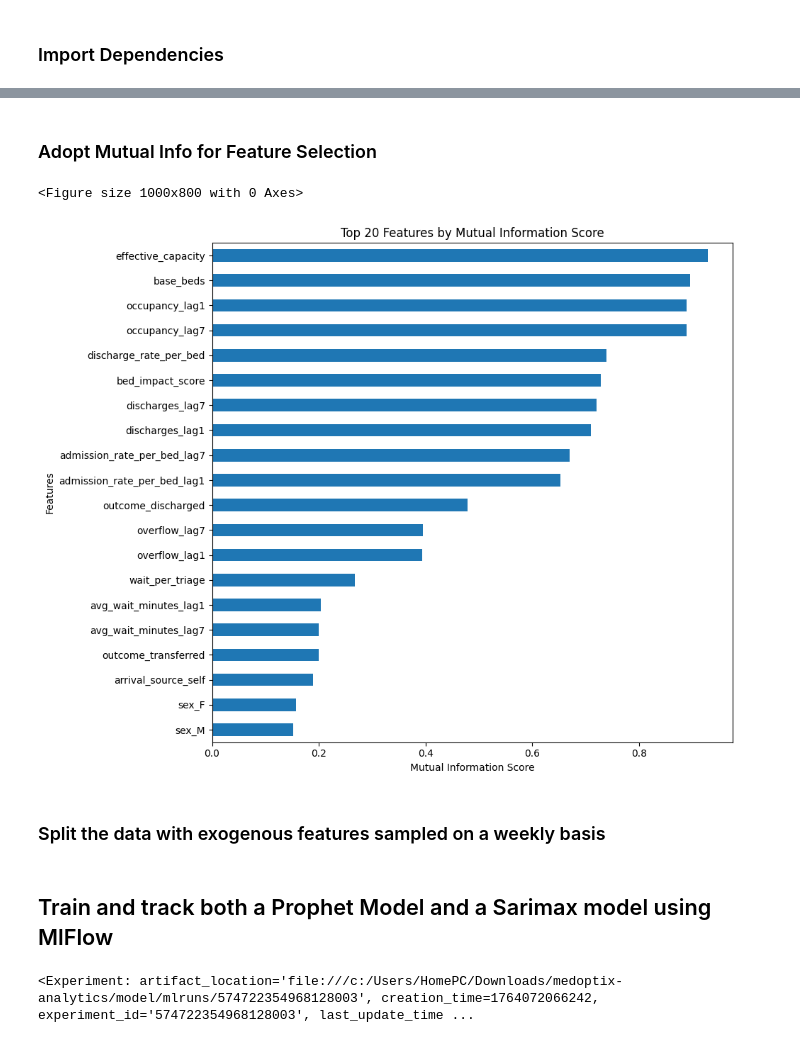
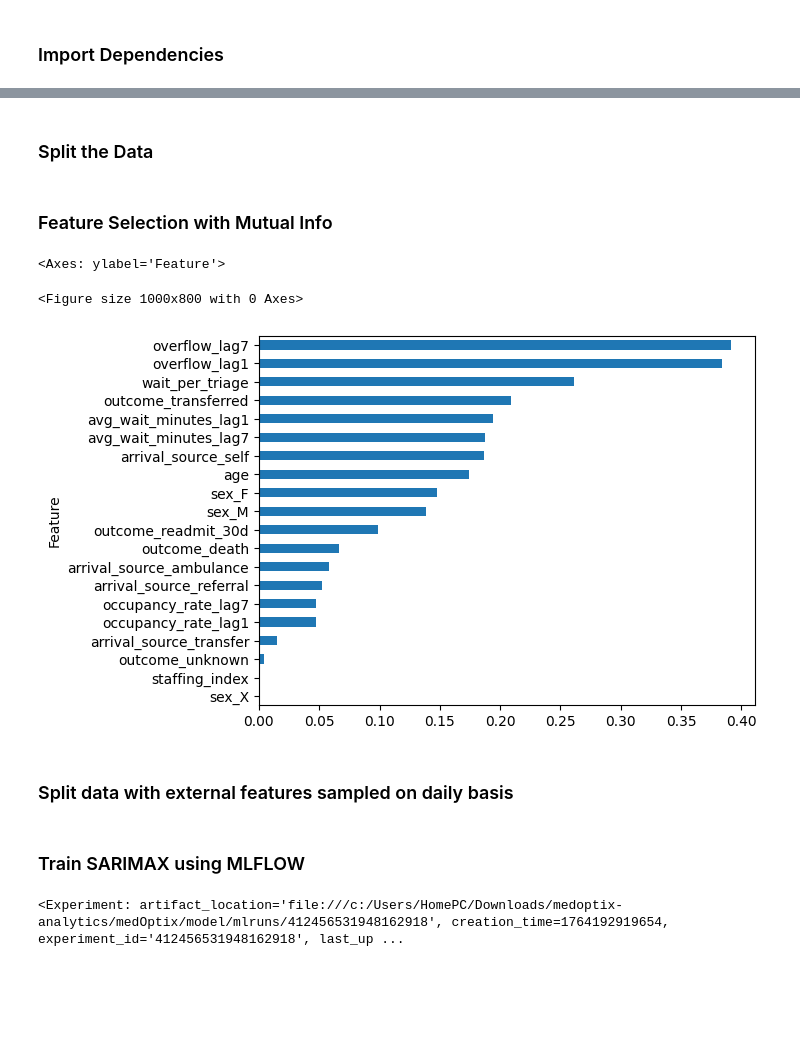
Before and after one commit to victorsomadina/medOptix, a Jupyter notebook: model/train.ipynb, the cells around one changed output, grey strips where cells are left out. Cells and saved outputs as stored; diff of their text form; code cells hidden in the pictures; blank space fills up the shorter version.

```diff
--- a/model/train.ipynb
+++ b/model/train.ipynb
@@ -16,4 +14,3 @@ warnings.filterwarnings("ignore")
 # %%
 data = pd.read_csv("..\Data\cleaned_data.csv", parse_dates=['date'])
-data['date'] = pd.to_datetime(data['date'])
 data = data.sort_values('date')
@@ -22 +21,3 @@ data = data.sort_values('date')
+# %% [markdown]
+### Split the Data
 # %%
@@ -26,2 +28,2 @@ test_data = data.iloc[split_idx:]
 # %% [markdown]
-### Adopt Mutual Info for Feature Selection
+### Feature Selection with Mutual Info
@@ -31,27 +30,24 @@ features = [col for col in mi_data.columns if col not in ['date', 'admissions']]
+# %%
+mi_data = data.drop(columns=['date', 'hospital_id', 'ward_code'])
 # %%
+target = mi_data['admissions']
+var = mi_data.drop(columns=['admissions'])
+
 from sklearn.feature_selection import mutual_info_regression
 
-X = train_data[features]
-y = train_data['admissions']
-
-mi_scores = mutual_info_regression(X, y, random_state=42)
-
-mi_df = pd.DataFrame({
-    'feature': features,
-    'mi_score': mi_scores
-}).sort_values('mi_score', ascending=False)
+mi_scores = mutual_info_regression(var, target, random_state=42)
+mi_df = pd.DataFrame(
+    {
+        'Feature': var.columns,
+        'MI_Score': mi_scores
+    }
+).sort_values('MI_Score', ascending=True)
 
 plt.figure(figsize=(10, 8))
-mi_df.head(20).plot(x='feature', y='mi_score', kind='barh', figsize=(10, 8), legend=False)
-plt.xlabel('Mutual Information Score')
-plt.ylabel('Features')
-plt.title('Top 20 Features by Mutual Information Score')
-plt.gca().invert_yaxis()
-plt.tight_layout()
-plt.savefig('mutual_info_scores.png', dpi=150, bbox_inches='tight')
-plt.show()
+mi_df.head(20).plot(x='Feature', y='MI_Score', kind='barh', legend=False)
 # %% [output]
-<Figure size 1000x800 with 0 Axes>
+<Axes: ylabel='Feature'>
+<Figure size 1000x800 with 0 Axes>
-[figure, old version]
+[figure, new version]
 # %% [markdown]
-### Split the data with exogenous features sampled on a weekly basis
+### Split data with external features sampled on daily basis
@@ -73,2 +53,0 @@ test_exog = weekly_exog.iloc[train_size:]
-# %% [markdown]
-## Train and track both a Prophet Model and a Sarimax model using MlFlow
@@ -75,5 +73,7 @@ test_exog = weekly_exog.iloc[train_size:]
+# %% [markdown]
+### Train SARIMAX using MLFLOW
 # %%
-mlflow.set_experiment("Hospital Admission Forecasting")
+mlflow.set_experiment("Hospital Admissions Forecasting")
 # %% [output]
-<Experiment: artifact_location='file:///c:/Users/HomePC/Downloads/medoptix-analytics/model/mlruns/574722354968128003', creation_time=1764072066242, experiment_id='574722354968128003', last_update_time ...
+<Experiment: artifact_location='file:///c:/Users/HomePC/Downloads/medoptix-analytics/medOptix/model/mlruns/412456531948162918', creation_time=1764192919654, experiment_id='412456531948162918', last_up ...
 # %%
```
Also changed, not shown: parts of 12 cells of this notebook, 10 other files.
